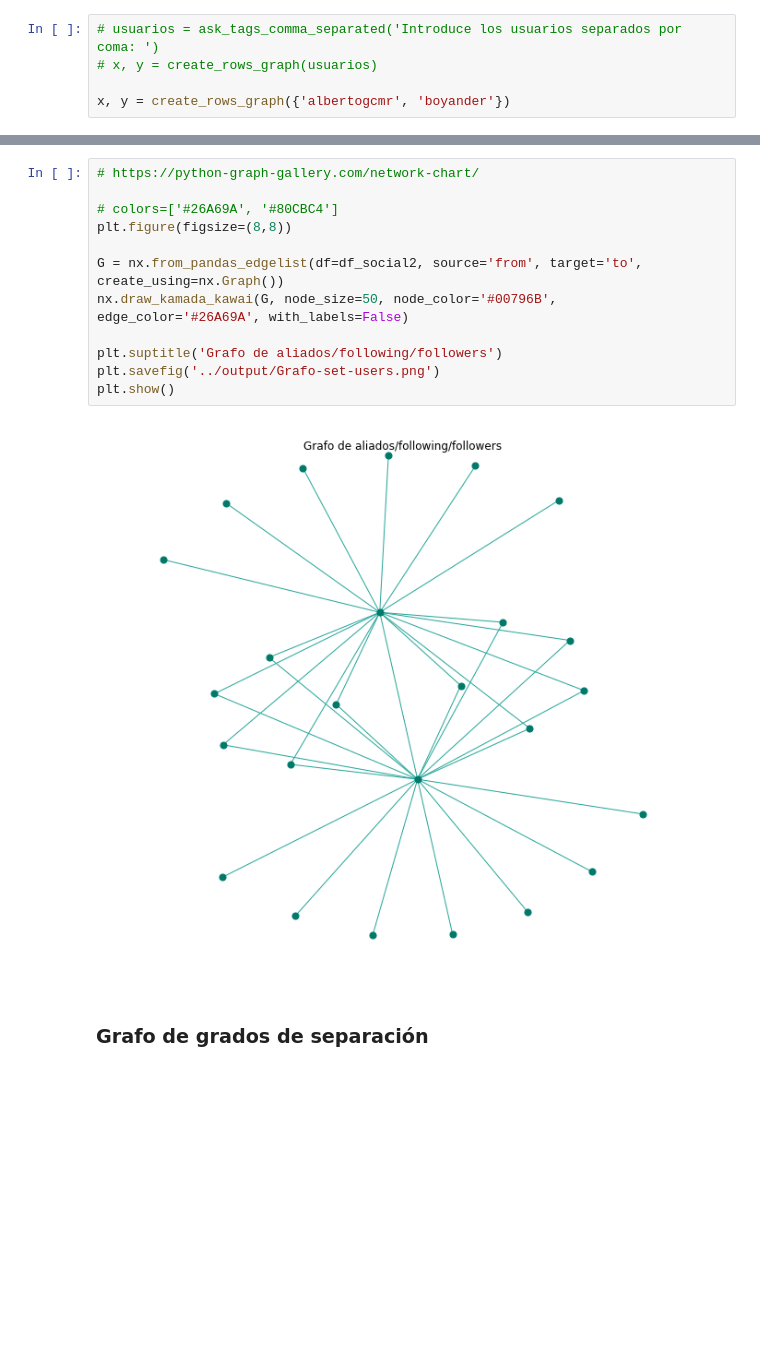
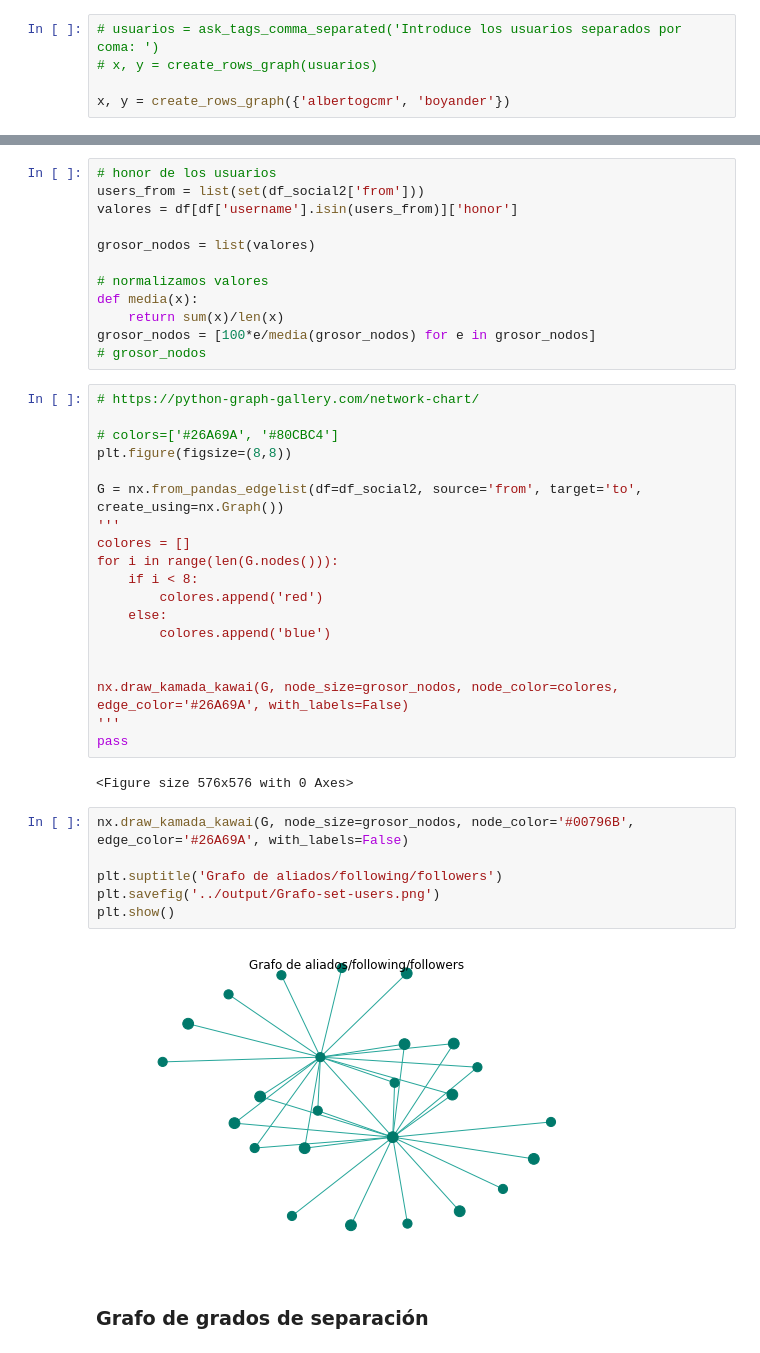
Before and after one commit to albertogcmr/final-project-codewars-ih, a Jupyter notebook: source/Representación de datos.ipynb, the cells around one changed output, grey strips where cells are left out. Cells and saved outputs as stored; diff of their text form; blank space fills up the shorter version.

```diff
--- a/source/Representación de datos.ipynb
+++ b/source/Representación de datos.ipynb
@@ -112,3 +114,15 @@ df_social2.head()
+# %%
+# honor de los usuarios
+users_from = list(set(df_social2['from']))
+valores = df[df['username'].isin(users_from)]['honor']
+
+grosor_nodos = list(valores)
+
+# normalizamos valores
+def media(x):
+    return sum(x)/len(x)
+grosor_nodos = [100*e/media(grosor_nodos) for e in grosor_nodos]
+# grosor_nodos
 # %%
 # https://python-graph-gallery.com/network-chart/
 
@@ -116,13 +130,28 @@ df_social2.head()
 plt.figure(figsize=(8,8))
 
 G = nx.from_pandas_edgelist(df=df_social2, source='from', target='to', create_using=nx.Graph())
-nx.draw_kamada_kawai(G, node_size=50, node_color='#00796B', edge_color='#26A69A', with_labels=False)
+'''
+colores = []
+for i in range(len(G.nodes())):
+    if i < 8:
+        colores.append('red')
+    else:
+        colores.append('blue')
 
-plt.suptitle('Grafo de aliados/following/followers')
-plt.savefig('../output/Grafo-set-users.png')
-plt.show()
+
+nx.draw_kamada_kawai(G, node_size=grosor_nodos, node_color=colores, edge_color='#26A69A', with_labels=False)
+'''
+pass
 # %% [output]
-[figure, removed]
+<Figure size 576x576 with 0 Axes>
+# %%
+nx.draw_kamada_kawai(G, node_size=grosor_nodos, node_color='#00796B', edge_color='#26A69A', with_labels=False)
+
+plt.suptitle('Grafo de aliados/following/followers')
+plt.savefig('../output/Grafo-set-users.png')
+plt.show()
+# %% [output]
+[figure, added]
 # %% [markdown]
 ### Grafo de grados de separación
 # %%
```
Also changed, not shown: parts of 13 cells of this notebook, 11 other files.
